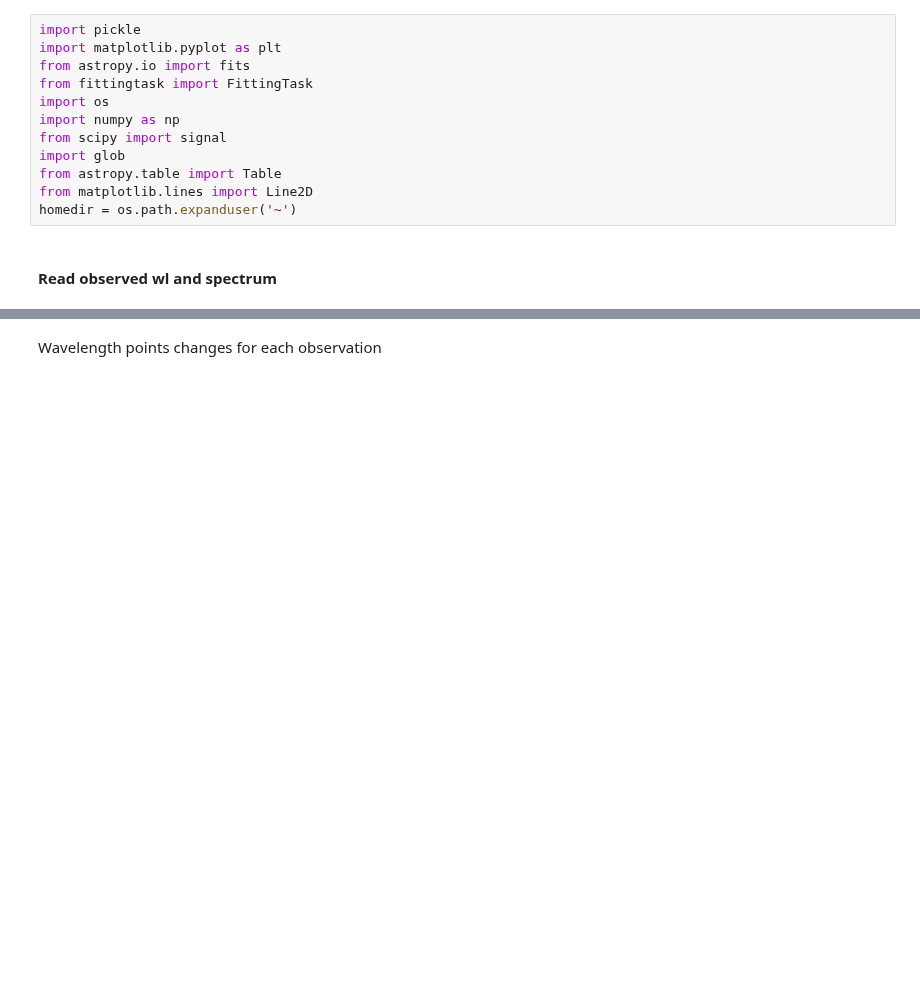
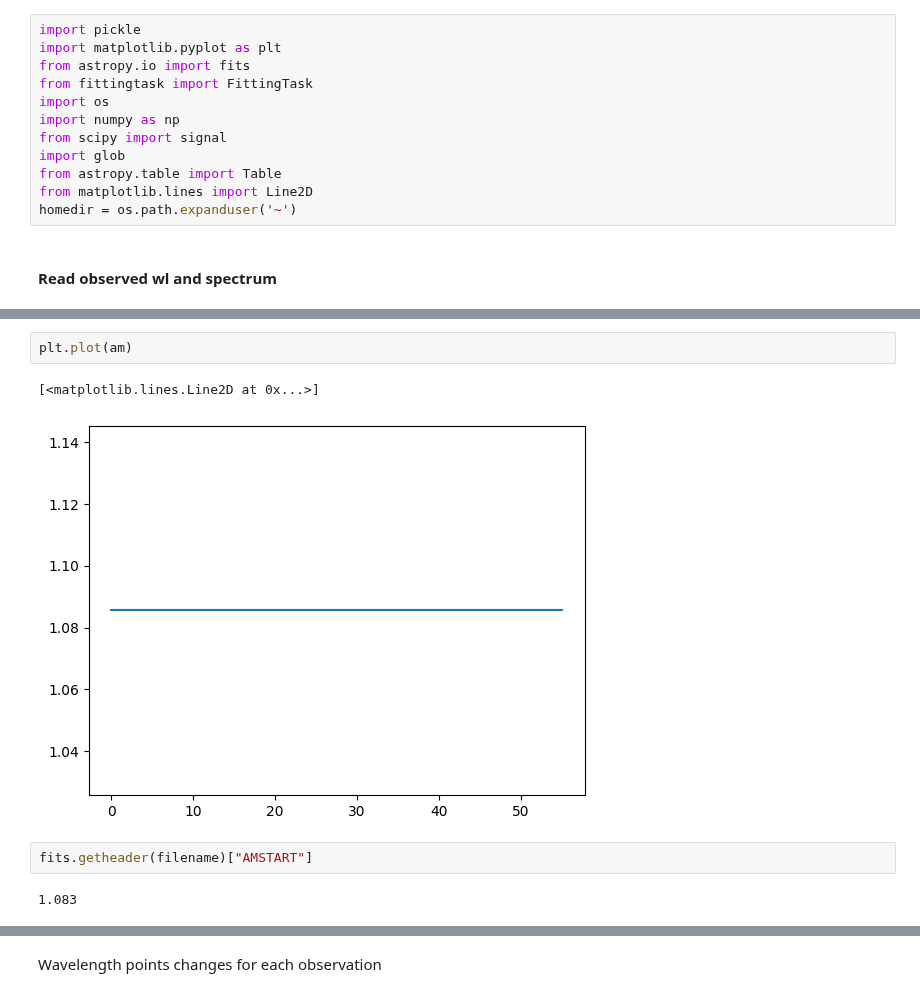
Before and after one commit to alphalyncis/dopplerimg, a Jupyter notebook: code/fit_IGRINS.ipynb, the cells around one changed output, grey strips where cells are left out. Cells and saved outputs as stored; diff of their text form; blank space fills up the shorter version.

```diff
--- a/code/fit_IGRINS.ipynb
+++ b/code/fit_IGRINS.ipynb
@@ -49,3 +52,12 @@ wfobs0[wind] = 0.
 
 # fix wavelength array to have same shape
 wls = wls[:, 1:24, :]
+# %%
+plt.plot(am)
+# %% [output]
+[<matplotlib.lines.Line2D at 0x...>]
+[figure, added]
+# %%
+fits.getheader(filename)["AMSTART"]
+# %% [output]
+1.083
```
Also changed, not shown: parts of 5 cells of this notebook, 1 other file.
